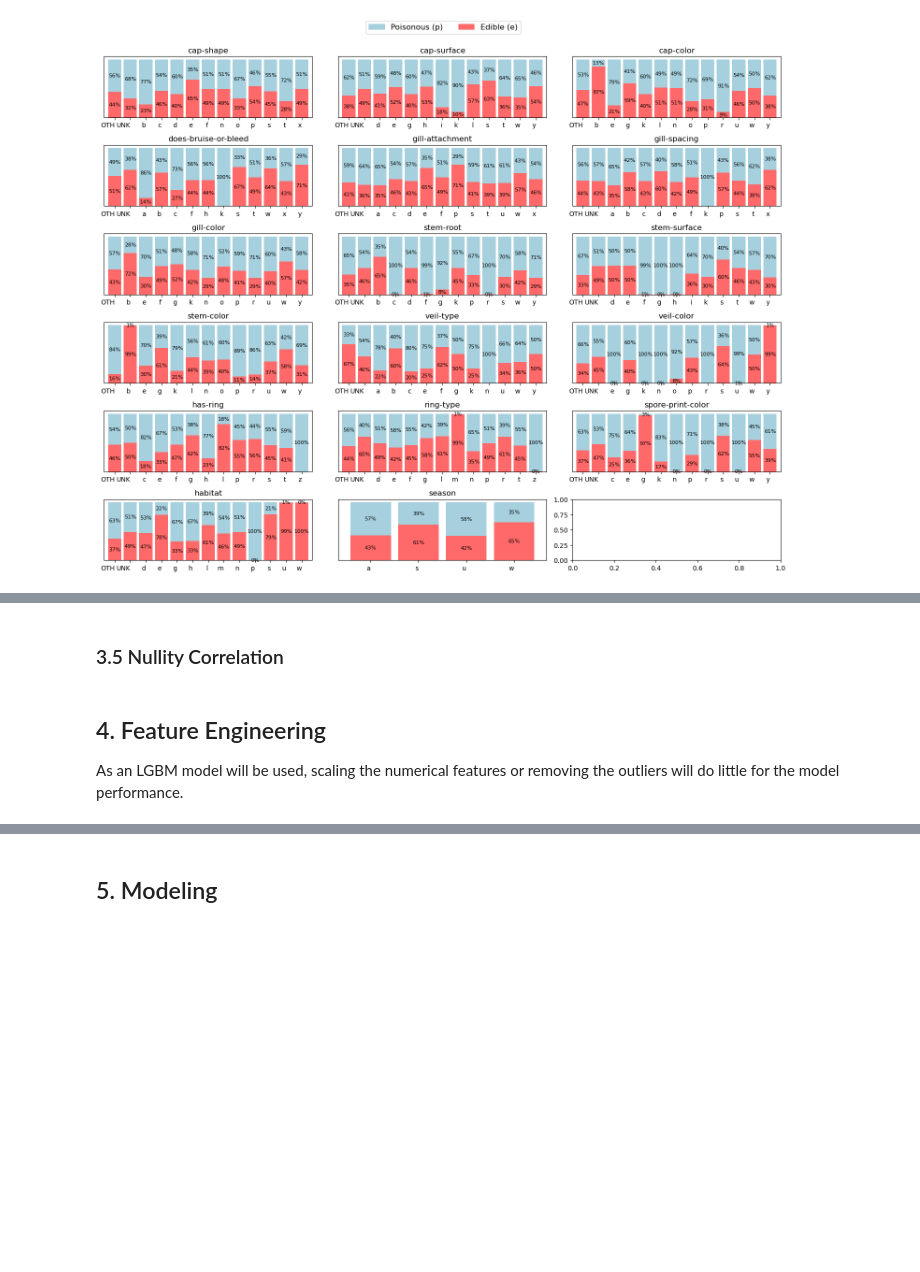
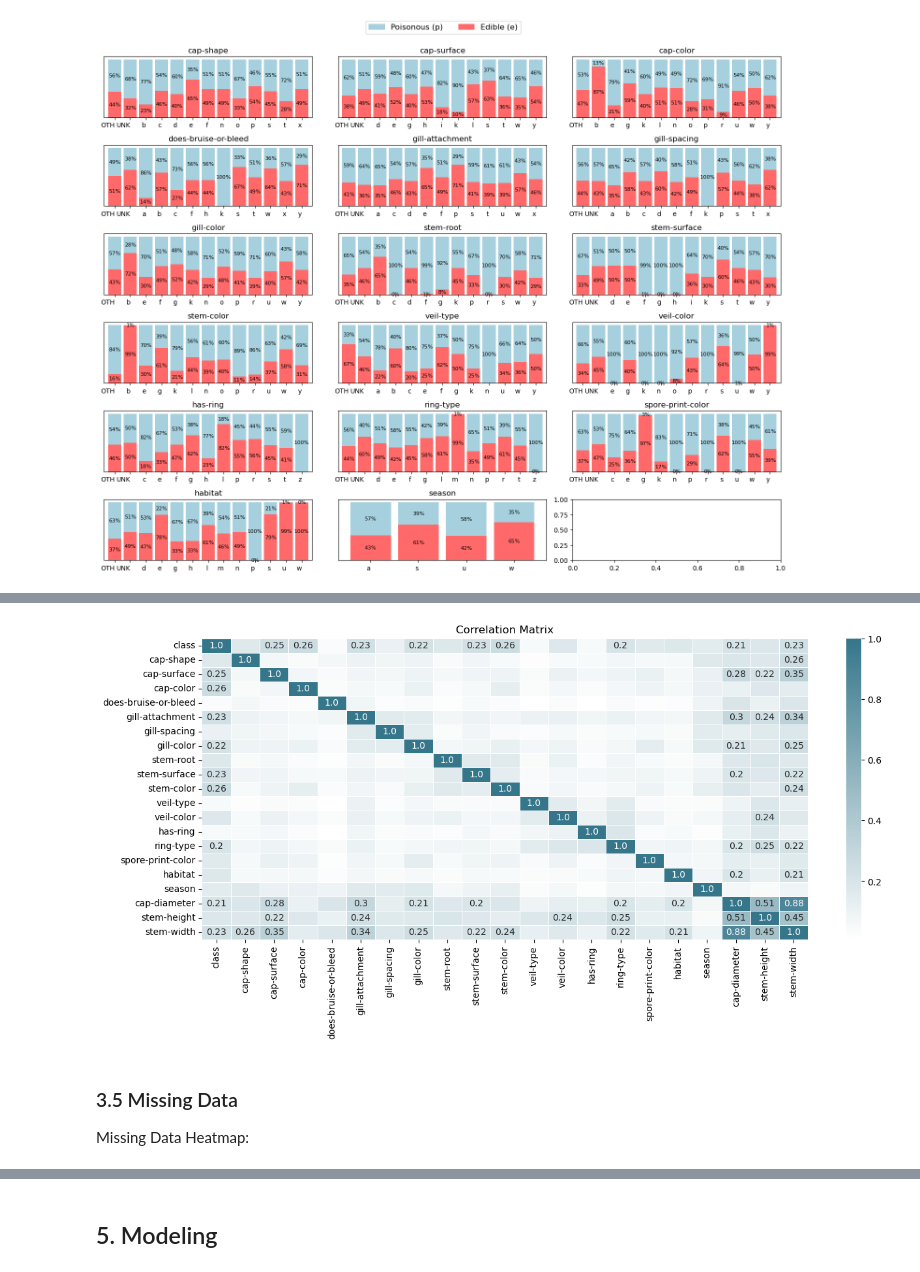
Before and after one commit to nmartin812/projects, a Jupyter notebook: Binary Prediction of Poisonous Mushrooms.ipynb, the cells around one changed output, grey strips where cells are left out. Saved outputs shown, nothing was run; the diff lists cells and outputs as text; code cells hidden in the pictures; blank space fills up the shorter version.

```diff
--- a/Binary Prediction of Poisonous Mushrooms.ipynb
+++ b/Binary Prediction of Poisonous Mushrooms.ipynb
@@ -271,6 +353,75 @@ plt.show()
+# %%
+train_eda = train.copy()
+
+# Handle missing values
+train_eda[categorical_cols] = train_eda[categorical_cols].fillna("UNK")  # Set categorical missing values to 'UNK'
+train_eda = train_eda.dropna(subset=numerical_cols)  # Drop rows where numerical columns have missing values
+
+# Function to calculate Cramér's V
+def cramers_v(confusion_matrix):
+    """Calculate Cramér's V statistic for categorical-categorical correlation."""
+    chi2 = stats.chi2_contingency(confusion_matrix)[0]
+    n = confusion_matrix.sum().sum()
+    phi2 = chi2 / n
+    r, k = confusion_matrix.shape
+    return np.sqrt(phi2 / min(k - 1, r - 1))
+
+# Function to compute correlation matrix
+def correlation_matrix(df, categorical_cols, numerical_cols, bins=4):
+    """Computes a correlation matrix with appropriate correlation metrics based on column types."""
+    cols = categorical_cols + numerical_cols
+    corr_matrix = pd.DataFrame(index=cols, columns=cols, dtype=float)
+
+    for col1, col2 in combinations(cols, 2):
+        if col1 in numerical_cols and col2 in numerical_cols:
+            # Spearman correlation for numerical-numerical
+            corr, _ = stats.spearmanr(df[col1], df[col2], nan_policy='omit')
+        elif col1 in categorical_cols and col2 in categorical_cols:
+            # Cramér's V for categorical-categorical
+            confusion_matrix = pd.crosstab(df[col1], df[col2])
+            corr = cramers_v(confusion_matrix)
+        else:
+            # Numerical-Categorical: Discretize numerical variable then compute Cramér's V
+            num_col, cat_col = (col1, col2) if col1 in numerical_cols else (col2, col1)
+            discretizer = KBinsDiscretizer(n_bins=min(bins, df[num_col].nunique()), encode='ordinal', strategy='quantile')
+            binned_num = discretizer.fit_transform(df[[num_col]]).flatten()
+            confusion_matrix = pd.crosstab(binned_num, df[cat_col])
+            corr = cramers_v(confusion_matrix)
+
+        corr_matrix.loc[col1, col2] = corr
+        corr_matrix.loc[col2, col1] = corr
+
+    np.fill_diagonal(corr_matrix.values, 1)  # Set diagonal to 1
+    return corr_matrix
+
+# Get updated numerical and categorical columns after handling missing values
+numerical_cols = train_eda.select_dtypes(include=['number']).columns.tolist()
+categorical_cols = train_eda.select_dtypes(include=['object']).columns.tolist()
+
+# Compute correlation matrix
+corr_matrix = correlation_matrix(train_eda, categorical_cols, numerical_cols)
+
+# Function to plot correlation matrix
+custom_cmap = mcolors.LinearSegmentedColormap.from_list("custom_blue", ["#ffffff", "#35768a"])
+
+def plot_correlation_matrix(corr_matrix, threshold=0.2):
+    """Plot heatmap of the correlation matrix with selective labels."""
+    plt.figure(figsize=(15, 6))
+
+    # Mask values below the threshold for annotation
+    mask = corr_matrix.abs() < threshold
+    annot = corr_matrix.round(2).astype(str).values
+    annot[mask] = ""  # Hide values below threshold
+
+    sns.heatmap(corr_matrix, annot=annot, cmap=custom_cmap, fmt="", linewidths=0.5)
+    plt.title("Correlation Matrix")
+    plt.show()
+
+# Plot the updated correlation matrix
+plot_correlation_matrix(corr_matrix)
+# %% [output]
+[figure, added]
 # %% [markdown]
-### 3.5 Nullity Correlation
+### 3.5 Missing Data
+
+Missing Data Heatmap:
-# %% [markdown]
-## 4. Feature Engineering
-
-As an LGBM model will be used, scaling the numerical features or removing the outliers will do little for the model performance.
```
Also changed, not shown: parts of 26 cells of this notebook.
